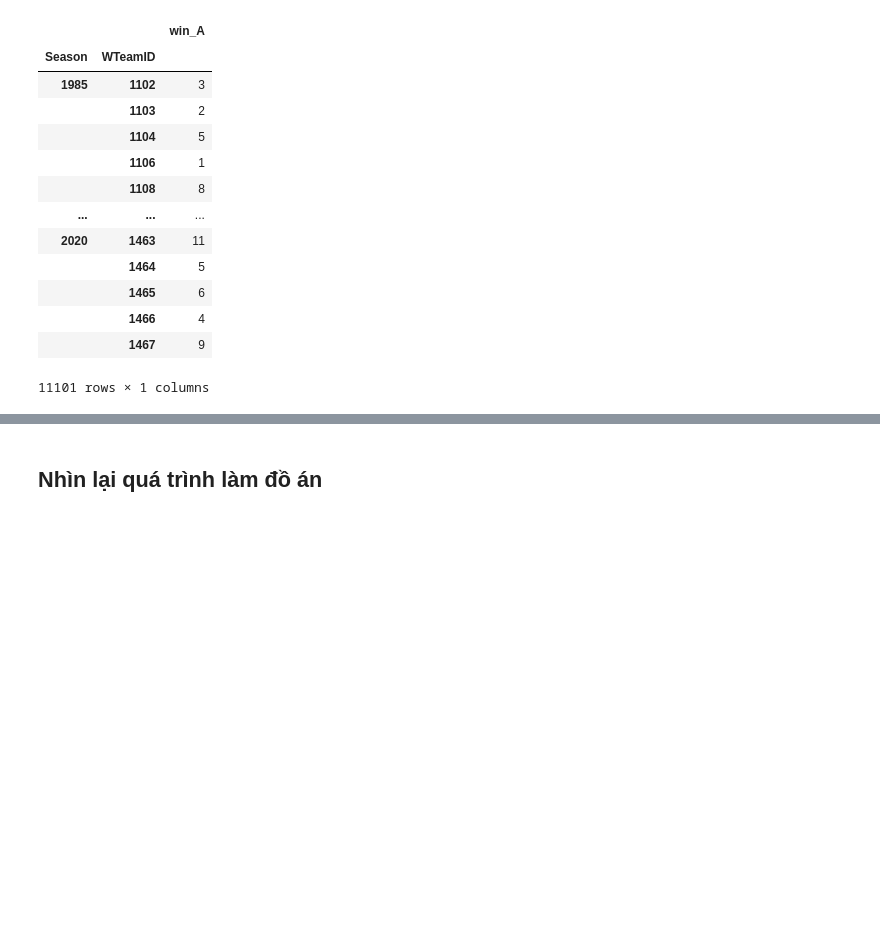
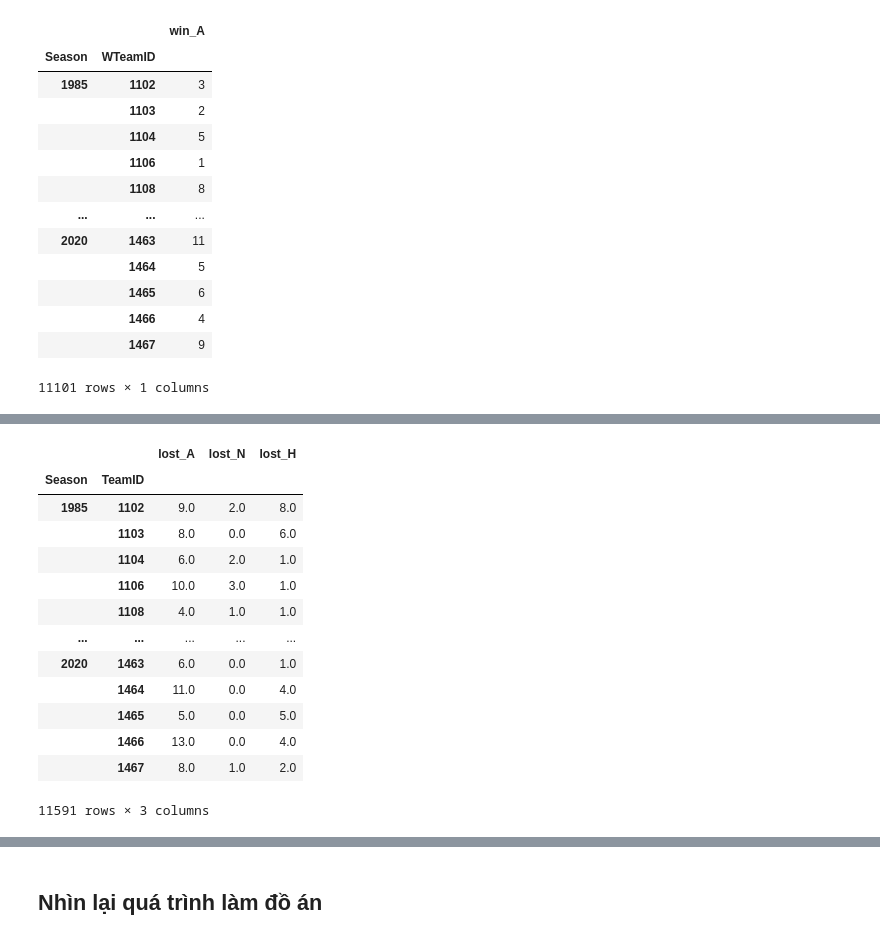
Before and after one commit to nomiku1999/KTDLUD, a Jupyter notebook: Report.ipynb, the cells around one changed output, grey strips where cells are left out. Cells and saved outputs as stored; diff of their text form; code cells hidden in the pictures; blank space fills up the shorter version.

```diff
--- a/Report.ipynb
+++ b/Report.ipynb
@@ -282,0 +365,17 @@ A_w
+# %%
+lost
+# %% [output]
+|  |  | lost_A | lost_N | lost_H |
+| Season | TeamID |  |  |  |
+| 1985 | 1102 | 9.0 | 2.0 | 8.0 |
+|  | 1103 | 8.0 | 0.0 | 6.0 |
+|  | 1104 | 6.0 | 2.0 | 1.0 |
+|  | 1106 | 10.0 | 3.0 | 1.0 |
+|  | 1108 | 4.0 | 1.0 | 1.0 |
+| ... | ... | ... | ... | ... |
+| 2020 | 1463 | 6.0 | 0.0 | 1.0 |
+|  | 1464 | 11.0 | 0.0 | 4.0 |
+|  | 1465 | 5.0 | 0.0 | 5.0 |
+|  | 1466 | 13.0 | 0.0 | 4.0 |
+|  | 1467 | 8.0 | 1.0 | 2.0 |
+11591 rows × 3 columns
```
Also changed, not shown: parts of 24 cells of this notebook.
